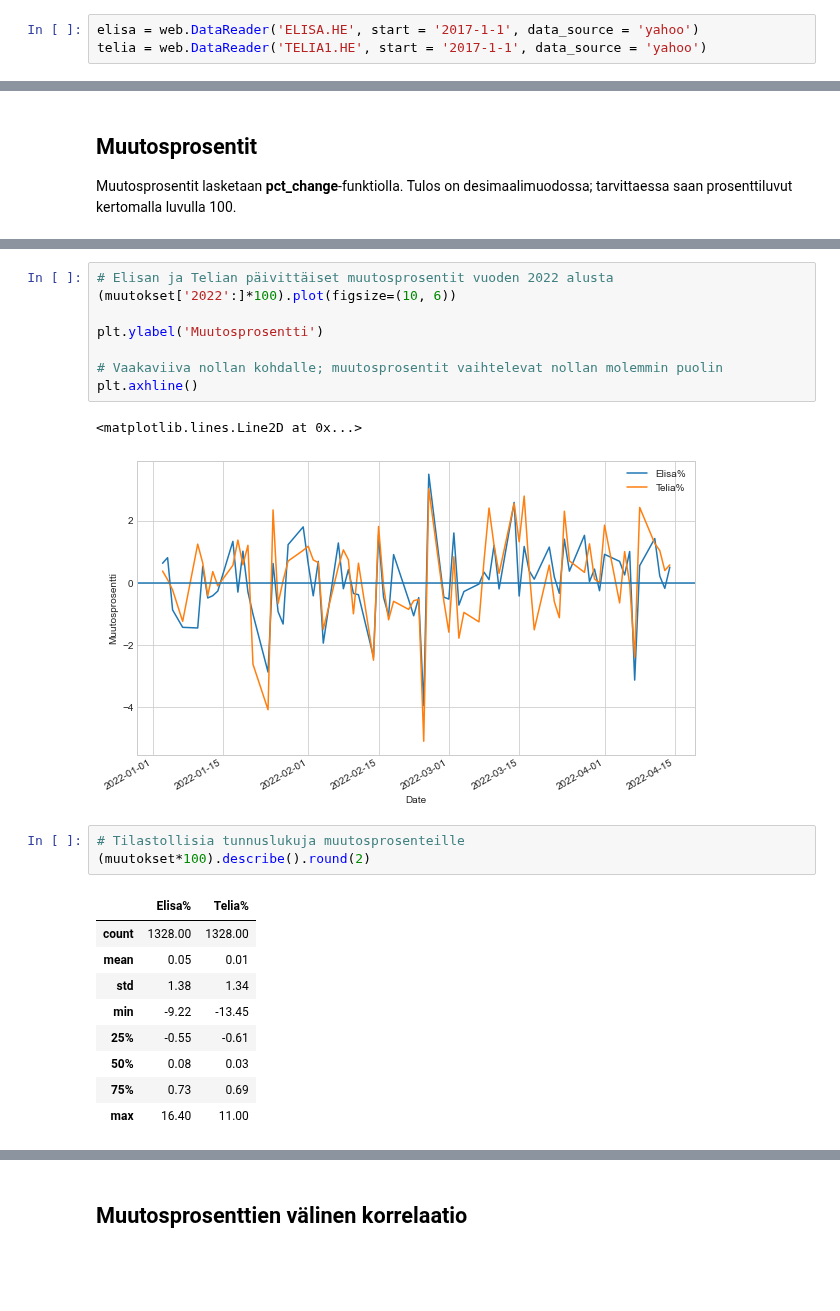
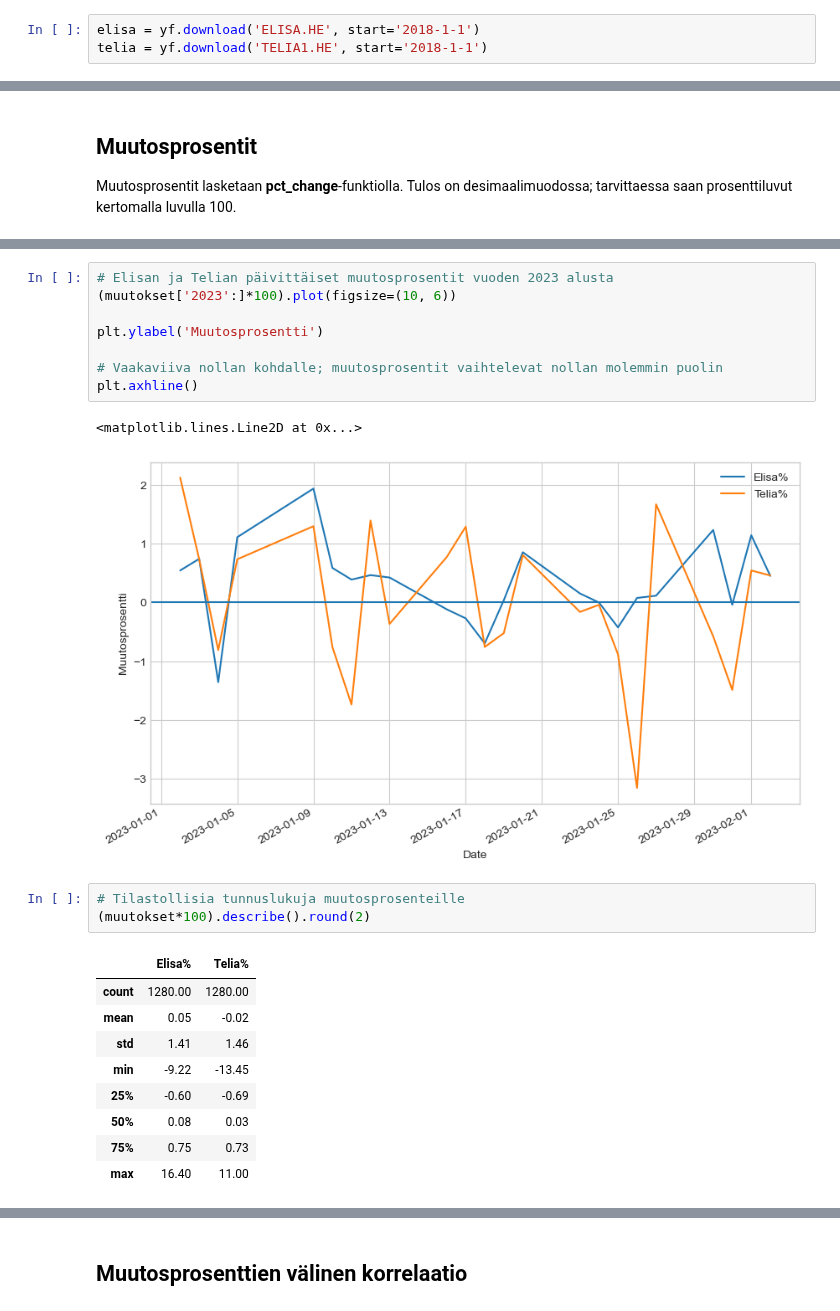
Before and after one commit to taanila/aikasarjat, a Jupyter notebook: aikasarjat.ipynb, the cells around one changed output, grey strips where cells are left out. Saved outputs shown, nothing was run; the diff lists cells and outputs as text; blank space fills up the shorter version.

```diff
--- a/aikasarjat.ipynb
+++ b/aikasarjat.ipynb
@@ -30,5 +24,5 @@ Yahoo Finance -palvelu https://finance.yahoo.com/ sisältää tietoa osakkeista,
 
 Joka kerta kun suoritan koodin, saan mukaan myös tuoreimmat tiedot.
 # %%
-elisa = web.DataReader('ELISA.HE', start = '2017-1-1', data_source = 'yahoo')
-telia = web.DataReader('TELIA1.HE', start = '2017-1-1', data_source = 'yahoo')
+elisa = yf.download('ELISA.HE', start='2018-1-1')
+telia = yf.download('TELIA1.HE', start='2018-1-1')
@@ -194,26 +191,26 @@ muutokset
 # %%
-# Elisan ja Telian päivittäiset muutosprosentit vuoden 2022 alusta
-(muutokset['2022':]*100).plot(figsize=(10, 6))
+# Elisan ja Telian päivittäiset muutosprosentit vuoden 2023 alusta
+(muutokset['2023':]*100).plot(figsize=(10, 6))
 
 plt.ylabel('Muutosprosentti')
 
 # Vaakaviiva nollan kohdalle; muutosprosentit vaihtelevat nollan molemmin puolin
 plt.axhline()
 # %% [output]
 <matplotlib.lines.Line2D at 0x...>
-[figure, old version]
+[figure, new version]
 # %%
 # Tilastollisia tunnuslukuja muutosprosenteille
 (muutokset*100).describe().round(2)
 # %% [output]
 |  | Elisa% | Telia% |
-| count | 1328.00 | 1328.00 |
-| mean | 0.05 | 0.01 |
-| std | 1.38 | 1.34 |
+| count | 1280.00 | 1280.00 |
+| mean | 0.05 | -0.02 |
+| std | 1.41 | 1.46 |
 | min | -9.22 | -13.45 |
-| 25% | -0.55 | -0.61 |
+| 25% | -0.60 | -0.69 |
 | 50% | 0.08 | 0.03 |
-| 75% | 0.73 | 0.69 |
+| 75% | 0.75 | 0.73 |
 | max | 16.40 | 11.00 |
 # %%
 # Päivät, jolloin muutosprosentti on jommallakummalla osakkeella ollut suurempi kuin 6 %
```
Also changed, not shown: parts of 26 cells of this notebook.
